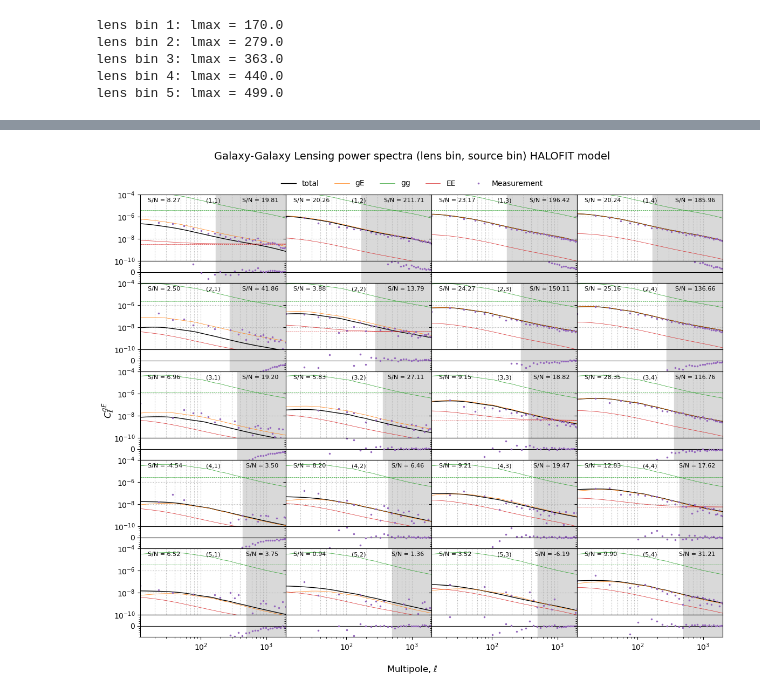
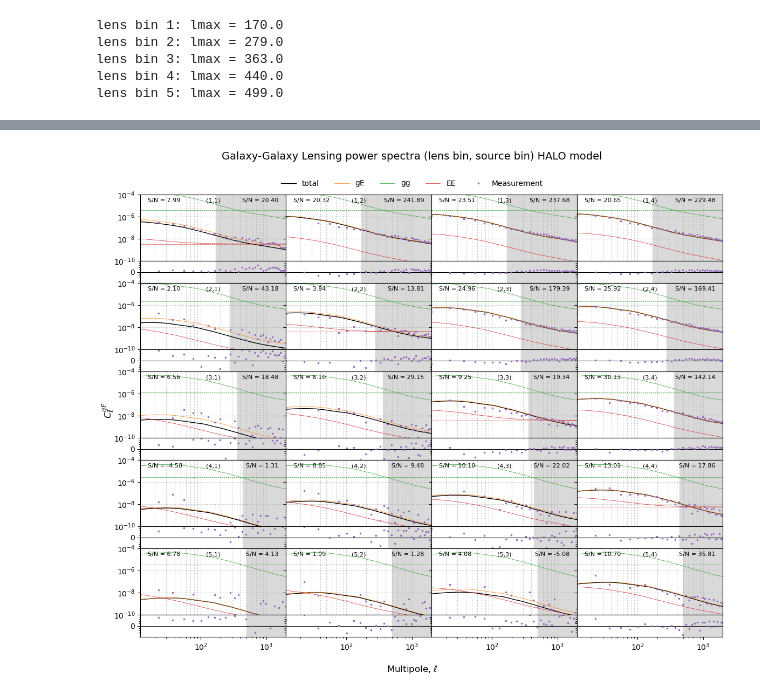
Before and after one commit to Bieslookje/Weak-lensing, a Jupyter notebook: SNR_calculation.ipynb, the cells around one changed output, grey strips where cells are left out. Drawn from its saved outputs; the diff is of its cells as text; code cells hidden in the pictures.

```diff
--- a/SNR_calculation.ipynb
+++ b/SNR_calculation.ipynb
@@ -96,13 +31,13 @@ print(ells_binned)
   900.5  982.  1066.5 1155.  1247.  1342.  1441.  1543.5 1649.5 1759.
  1872.  1989. ]
 # %%
-data = np.load('Cls_CAMB.npz')
-cls_ge = data['cls_ge']
-cls_ia = data['cls_ia']
-cls_ia_mag = data['cls_ia_mag']
-cls_mag = data['cls_mag']
+data = np.load('Cls_halo.npz')
+cls_ge = data['cls_gk']
+cls_ia = data['cls_gI']
+cls_ia_mag = data['cls_mag_I']
+cls_mag = data['cls_mag_k']
 cls_gg = data['cls_gg']
-cls_ee = data['cls_ee']
+cls_ee = data['cls_kk']
 ells_data = data['ells']
 
 cls_total_binned = np.zeros((5, 4, len(ells_binned)))
@@ -374,7 +350,7 @@ ells = ells_data
 
 # --- Create figure and GridSpec with smaller height ratio for residuals ---
 fig = plt.figure(figsize=(12, 10))
-fig.suptitle(f'Galaxy-Galaxy Lensing power spectra (lens bin, source bin) HALOFIT model',
+fig.suptitle(f'Galaxy-Galaxy Lensing power spectra (lens bin, source bin) HALO model',
     fontsize=14, y=0.98)
 
 gs = GridSpec(n_lens * 2, n_source, figure=fig,
@@ -404,13 +380,13 @@ for i in range(n_lens):
 
 
         # --- Residuals ---
-        delta_cl = pcls[i,j,0,:] - cls_total_binned[i-1,j-1,:]
+        delta_cl = np.log10(np.abs(pcls[i,j,0,:])) - np.log10(np.abs(cls_total_binned[i,j,:]))
         ax_resid.axhline(0, color='k', lw=0.8)
         ax_resid.plot(ells_binned, delta_cl, '.', color='C4', ms=3)
         ax_resid.set_xscale('log')
-        ax_resid.set_ylim(-2e-8, 2e-8)
+        ax_resid.set_ylim(-1, 1)
 
-        minor_ticks = np.linspace(-2e-8, 2e-8, 11)  # 10 intervals
+        minor_ticks = np.linspace(-1, 1, 11)  # 10 intervals
         ax_resid.yaxis.set_minor_locator(FixedLocator(minor_ticks))
 
         ax_resid.yaxis.set_major_locator(FixedLocator([0]))
@@ -446,31 +422,31 @@ for i in range(n_lens):
         #ax_main.text(0.95, 0.95, f"S/N = {snr:.2f}\n$\\chi^2$ = {chi2:.2f}",
         #             transform=ax_main.transAxes,va = 'top',ha = 'right', fontsize=8)
         ax_main.text(0.95, 0.95, f"S/N = {snr:.2f}",
                      transform=ax_main.transAxes,va = 'top',ha = 'right', fontsize=8)
 
 
 # --- Shared labels ---
 fig.supxlabel(r"Multipole, $\ell$", fontsize=12)
 fig.supylabel(r"$C_{\ell}^{gE}$", fontsize=12)
 
 handles, labels = ax_main.get_legend_handles_labels()
 
 fig.legend(
     handles, labels,
     loc='upper center',
     ncol=5,
     frameon=False,
     bbox_to_anchor=(0.5, 0.94)
 )
 
 plt.subplots_adjust(
     wspace=0.0, hspace=0.0,
     top=0.90,
     bottom=0.08,
     left=0.08,
     right=0.98
 )
 
 plt.show()
 # %% [output]
-[figure, old version]
+[figure, new version]
```
Also changed, not shown: parts of 15 cells of this notebook, 4 other files.
